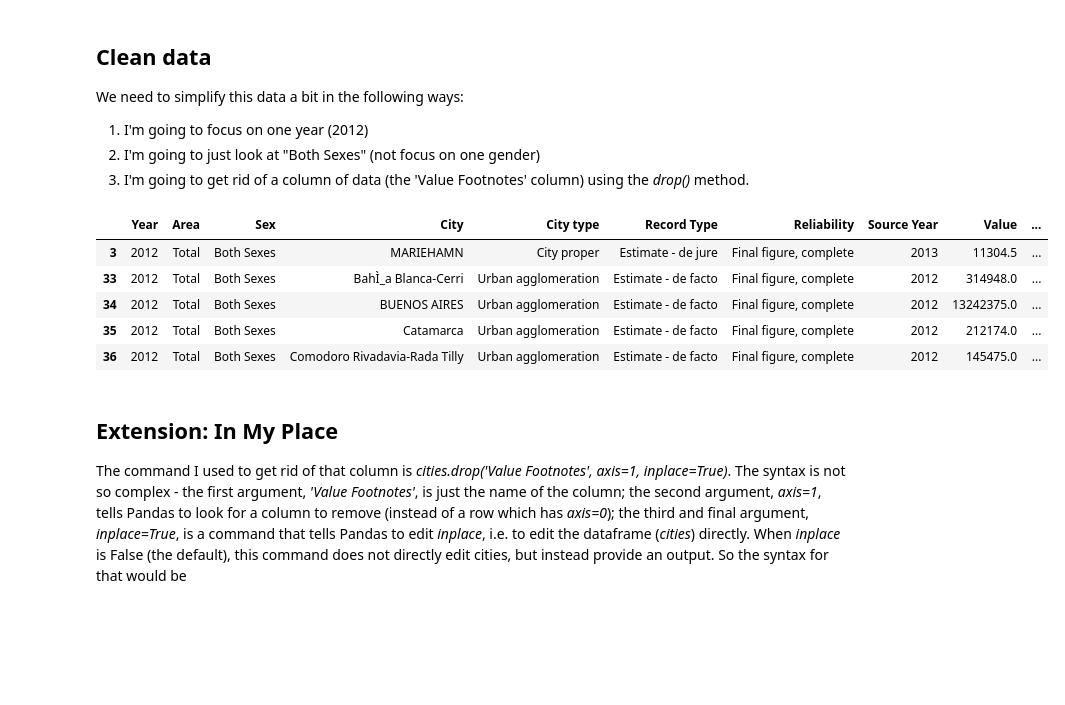
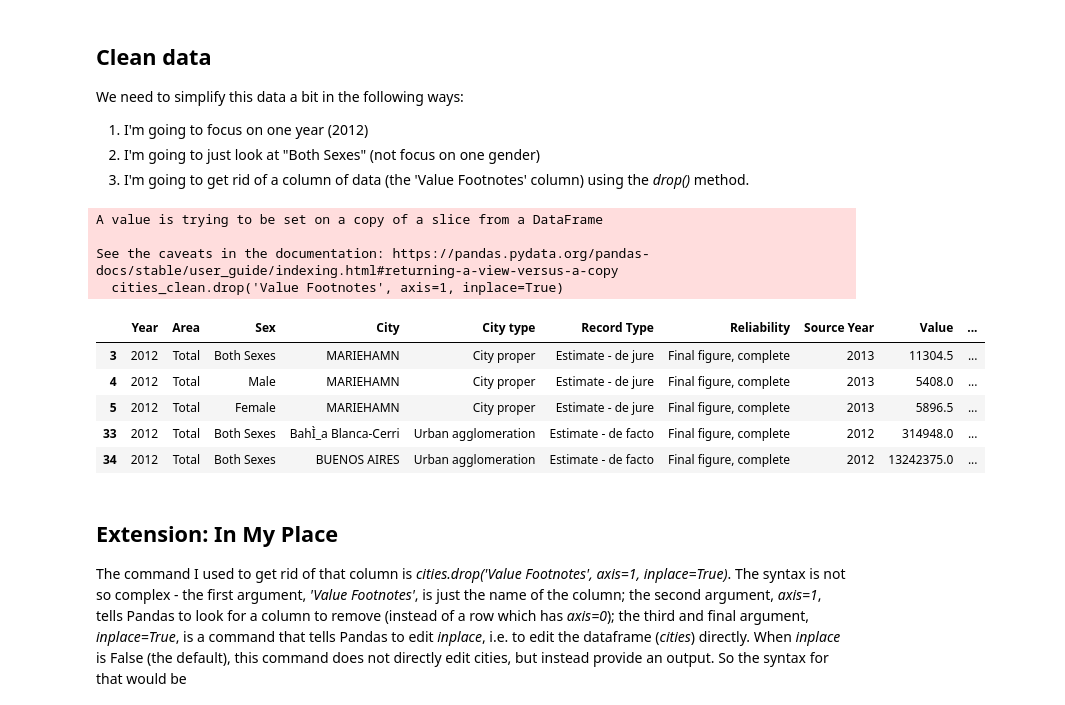
Before and after one commit to yihsun25/QM2, a Jupyter notebook: notebooks/RW. Merging and Joining.ipynb, the cells around one changed output. Cells and saved outputs as stored; diff of their text form; code cells hidden in the pictures; blank space fills up the shorter version.

```diff
--- a/notebooks/RW. Merging and Joining.ipynb
+++ b/notebooks/RW. Merging and Joining.ipynb
@@ -478,18 +478,24 @@ We need to simplify this data a bit in the following ways:
 2. I'm going to just look at "Both Sexes" (not focus on one gender)
 3. I'm going to get rid of a column of data (the 'Value Footnotes' column) using the *drop()* method.
 # %%
-cities = cities[cities['Sex']=='Both Sexes']
-cities = cities[cities['Year']==2012]
-cities.drop('Value Footnotes', axis=1, inplace=True)
+cities_clean = cities.copy()
+cities_clean = cities[cities['Sex']=='Both Sexes']
+cities_clean = cities[cities['Year']==2012]
+cities_clean.drop('Value Footnotes', axis=1, inplace=True)
+# %% [output]
+A value is trying to be set on a copy of a slice from a DataFrame
+
+See the caveats in the documentation: https://pandas.pydata.org/pandas-docs/stable/user_guide/indexing.html#returning-a-view-versus-a-copy
+  cities_clean.drop('Value Footnotes', axis=1, inplace=True)
 # %%
-cities.head()
+cities_clean.head()
 # %% [output]
 |  | Year | Area | Sex | City | City type | Record Type | Reliability | Source Year | Value | ... |
 | 3 | 2012 | Total | Both Sexes | MARIEHAMN | City proper | Estimate - de jure | Final figure, complete | 2013 | 11304.5 | ... |
+| 4 | 2012 | Total | Male | MARIEHAMN | City proper | Estimate - de jure | Final figure, complete | 2013 | 5408.0 | ... |
+| 5 | 2012 | Total | Female | MARIEHAMN | City proper | Estimate - de jure | Final figure, complete | 2013 | 5896.5 | ... |
 | 33 | 2012 | Total | Both Sexes | BahÌ_a Blanca-Cerri | Urban agglomeration | Estimate - de facto | Final figure, complete | 2012 | 314948.0 | ... |
 | 34 | 2012 | Total | Both Sexes | BUENOS AIRES | Urban agglomeration | Estimate - de facto | Final figure, complete | 2012 | 13242375.0 | ... |
-| 35 | 2012 | Total | Both Sexes | Catamarca | Urban agglomeration | Estimate - de facto | Final figure, complete | 2012 | 212174.0 | ... |
-| 36 | 2012 | Total | Both Sexes | Comodoro Rivadavia-Rada Tilly | Urban agglomeration | Estimate - de facto | Final figure, complete | 2012 | 145475.0 | ... |
 # %% [markdown]
 ## Extension: In My Place
 
```
Also changed, not shown: parts of 26 cells of this notebook.
